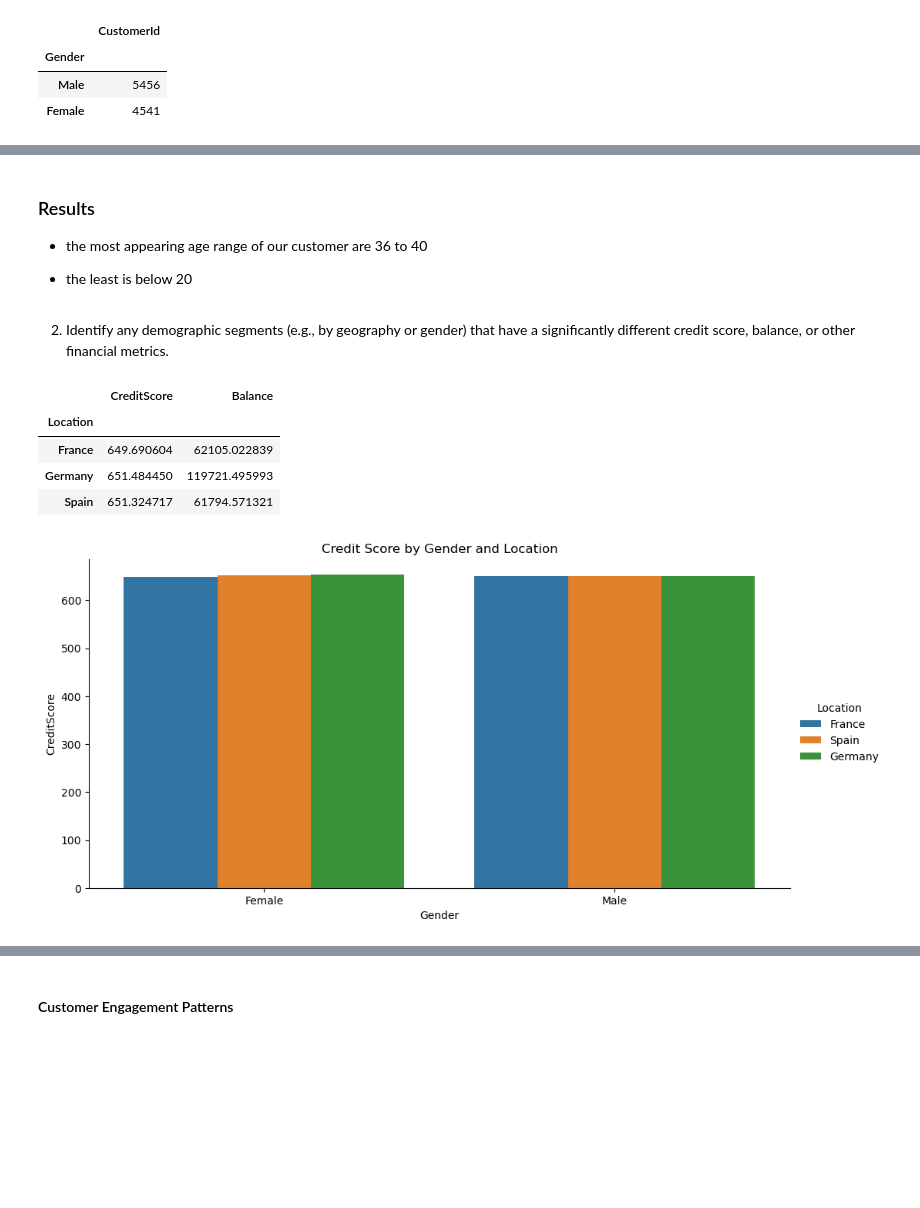
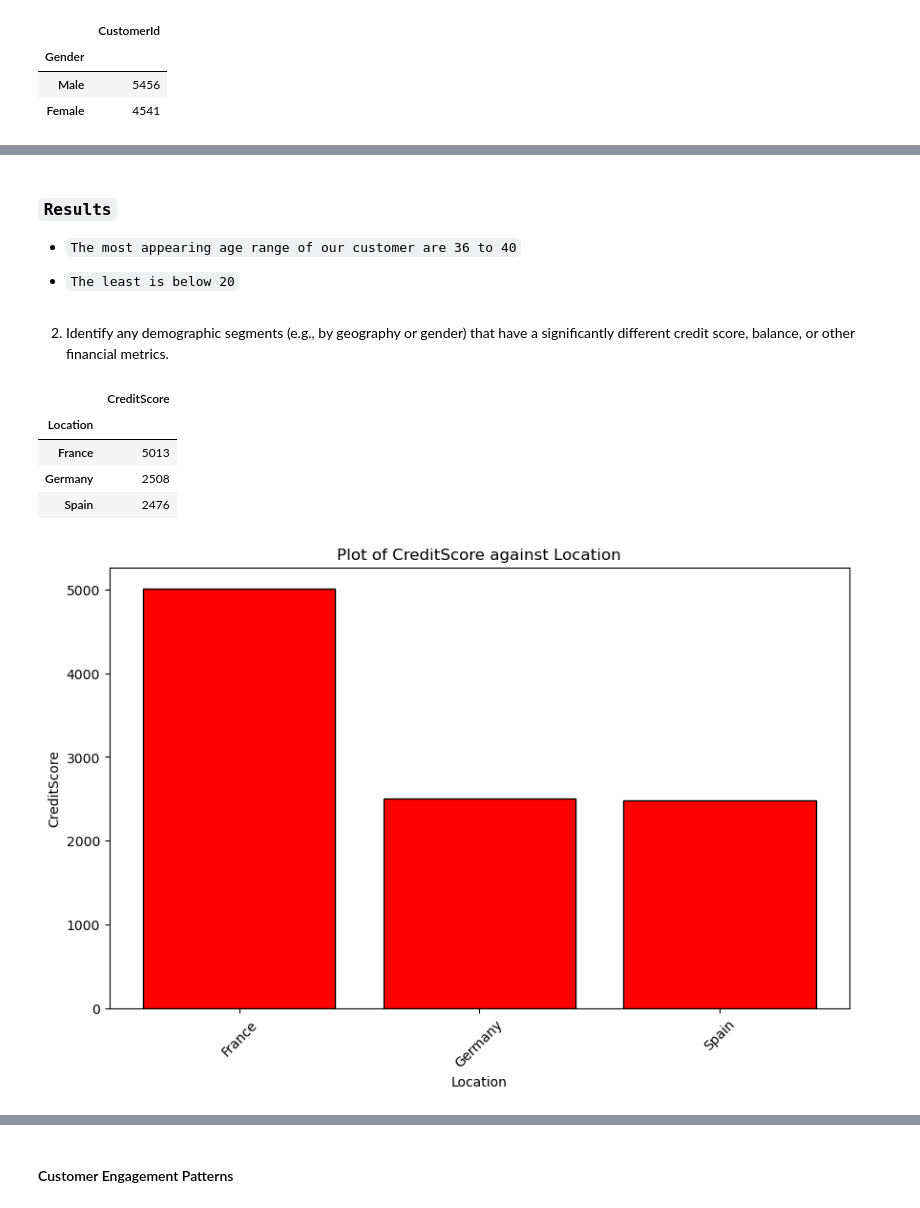
Before and after one commit to RosemaryDeal/Data-Analysis-Final-Project, a Jupyter notebook: Data-Analysis-Final-Project-Using-Pandas.ipynb, the cells around one changed output, grey strips where cells are left out. Cells and saved outputs as stored; diff of their text form; code cells hidden in the pictures; blank space fills up the shorter version.

```diff
--- a/Data-Analysis-Final-Project-Using-Pandas.ipynb
+++ b/Data-Analysis-Final-Project-Using-Pandas.ipynb
@@ -422,3 +434,28 @@ for col in num_columns:
+# %%
+## Helper functions
+
+def plot_pie(data, labels, title):
+    plt.pie(data, labels=labels,autopct='%.0f%%')
+    plt.title(f'{title}')
+    plt.show()
+
+
+def get_bar_plot(x, y, xlabel, ylabel, color):
+    plt.figure(figsize=(10, 6))
+    plt.bar(x, y, color=color, edgecolor='black')
+    plt.xlabel(xlabel)
+    plt.ylabel(ylabel)
+    plt.xticks(rotation=45)
+    plt.title(f'Plot of {ylabel} against {xlabel}')
+    plt.show()
+
+
+def get_line_chart(x, y, xlabel, ylabel, data, color='blue', estimator=sum):
+    sb.lineplot(x=x, y=y, marker='o', dashes=True, data=data, estimator=estimator, color=color)
+    plt.xlabel(xlabel)
+    plt.ylabel(ylabel)
+    plt.title(f'Plot of {ylabel} against {xlabel}')
+    plt.show
 # %% [markdown]
 #### Demographic Analysis
 # %% [markdown]
@@ -496,14 +519,15 @@ plt.show()
 # %%
 # Distributing our customers age into groups, to enable us get the highest age range
 # Define age bins and labels
-bins = [0, 20, 25, 30, 35, 40, 45, 50, 55, 60, 100]
-labels = ['0-20', '21-25', '26-30', '31-35', '36-40', '41-45', '46-50', '51-55', '56-60', '61+']
+bins = [0, 20, 25, 30, 35, 40, 45, 50, 55, 60, 65, 70, 100]
+labels = ['0-20', '21-25', '26-30', '31-35', '36-40', '41-45', '46-50', '51-55', '56-60', '61-65', '66-70', '71+']
 
 # Create an 'Age Group' column based on age bins
 data_df['Age Group'] = pd.cut(data_df['Age'], bins=bins, labels=labels, right=False)
 
 # Group by 'Age Group' and count the number of customers in each group
 age_distribution = data_df.groupby('Age Group')[['CustomerId']].count()
+
 # Display the distribution
 age_distribution
 # %% [output]
@@ -531,29 +553,24 @@ plt.show()
 # %% [markdown]
-### Results
-- the most appearing age range of our customer are 36 to 40
+### `Results`
+- `The most appearing age range of our customer are 36 to 40`
 
-- the least is below 20
+- `The least is below 20`
 # %% [markdown]
 2.  Identify any demographic segments (e.g., by geography or gender) that have a significantly different credit score, balance, or other financial metrics.
 # %%
-# Group by Gender and Geography, then calculate average CreditScore and Balance
-demographic_analysis = data_df.groupby('Location').agg({
-    'CreditScore': 'mean',
-    'Balance': 'mean'
-})
+# Group by Geography, then calculate average CreditScore and Balance
+demographic_analysis = data_df.groupby('Location')[['CreditScore']].count()
 
 # Display the result
 demographic_analysis
 # %% [output]
-|  | CreditScore | Balance |
-| Location |  |  |
-| France | 649.690604 | 62105.022839 |
-| Germany | 651.484450 | 119721.495993 |
-| Spain | 651.324717 | 61794.571321 |
+|  | CreditScore |
+| Location |  |
+| France | 5013 |
+| Germany | 2508 |
+| Spain | 2476 |
 # %%
-# Boxplot for credit score by location
-sb.catplot(x='Gender', y='CreditScore', hue='Location', kind='bar', ci = None, data=data_df.sort_values(by='CreditScore'), height=5, aspect=2)
-plt.title('Credit Score by Gender and Location')
-plt.show()
+# Plotting our result
+get_bar_plot(demographic_analysis.index, demographic_analysis['CreditScore'], 'Location', 'CreditScore', 'red')
 # %% [output]
-[figure, old version]
+[figure, new version]
```
Also changed, not shown: parts of 92 cells of this notebook, 27 other files.
